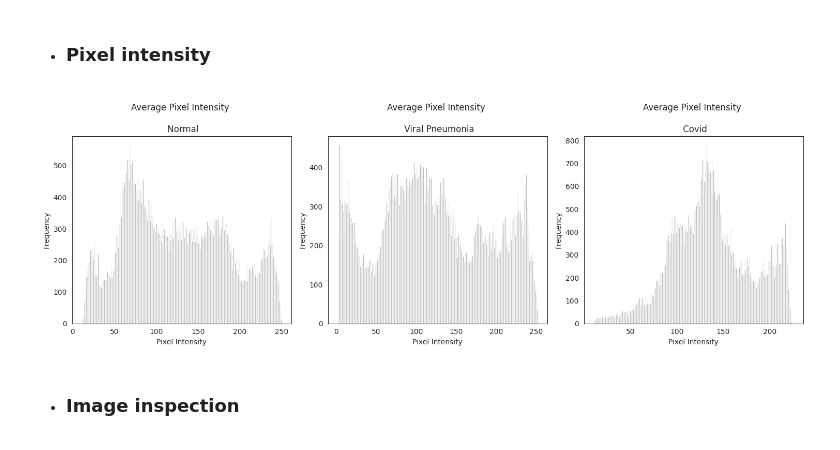
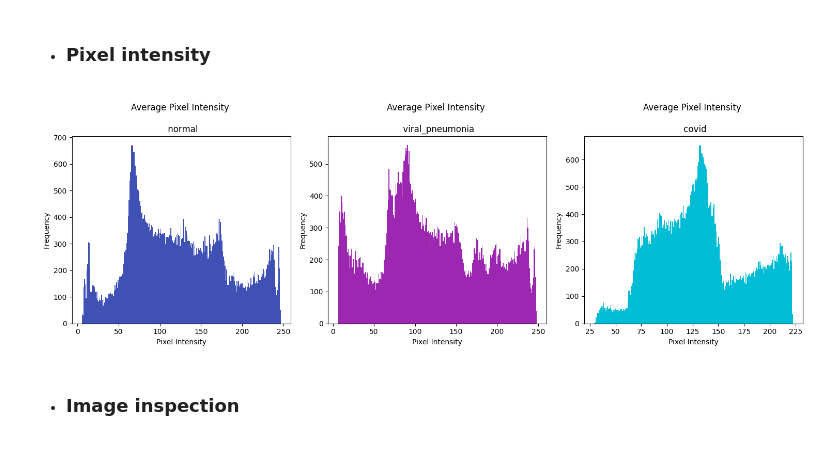
Before and after one commit to marcelonieva7/Chest_X-rays_classification, a Jupyter notebook: notebook.ipynb, the cells around one changed output. Saved outputs shown, nothing was run; the diff lists cells and outputs as text; code cells hidden in the pictures.

```diff
--- a/notebook.ipynb
+++ b/notebook.ipynb
@@ -106,11 +105,10 @@ plt.show()
 [figure]
 # %% [markdown]
 - ### Pixel intensity
-# %%
-img_paths_lists = get_random_images(df_img_props, 'train', nsize=10)
-plot_average_intensity_histograms(img_paths_lists)
-# %% [output]
-[figure, removed]
+# %%
+plot_average_intensity_histograms(df_img_props, labels=('normal', 'viral_pneumonia', 'covid'))
+# %% [output]
+[figure, added]
 # %% [markdown]
 - ### Image inspection
 # %%
```
Also changed, not shown: parts of 3 cells of this notebook, 2 other files.
